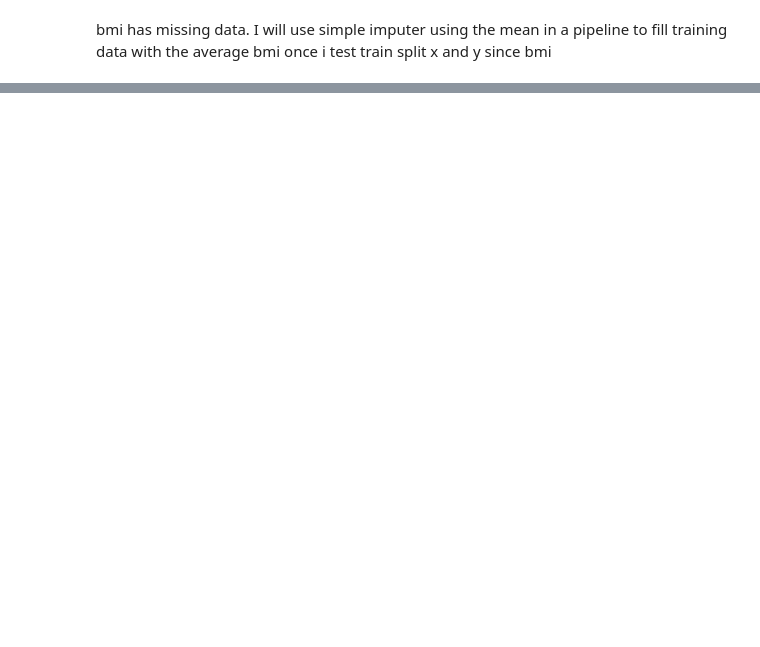
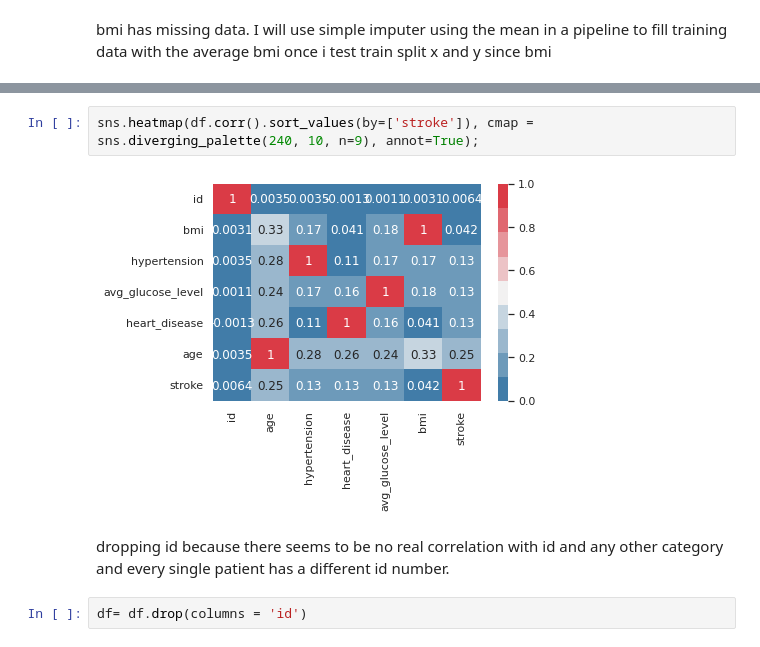
Before and after one commit to Davianka/stroke-prediction, a Jupyter notebook: project_2.ipynb, the cells around one changed output, grey strips where cells are left out. Cells and saved outputs as stored; diff of their text form; blank space fills up the shorter version.

```diff
--- a/project_2.ipynb
+++ b/project_2.ipynb
@@ -265,0 +277,8 @@ bmi has missing data.  I will use simple imputer using the mean  in a pipeline t
+# %%
+sns.heatmap(df.corr().sort_values(by=['stroke']), cmap = sns.diverging_palette(240, 10, n=9), annot=True);
+# %% [output]
+[figure, added]
+# %% [markdown]
+dropping id because there seems to be no real correlation with id and any other category and every single patient has a different id number.
+# %%
+df= df.drop(columns = 'id')
```
Also changed, not shown: parts of 26 cells of this notebook.
